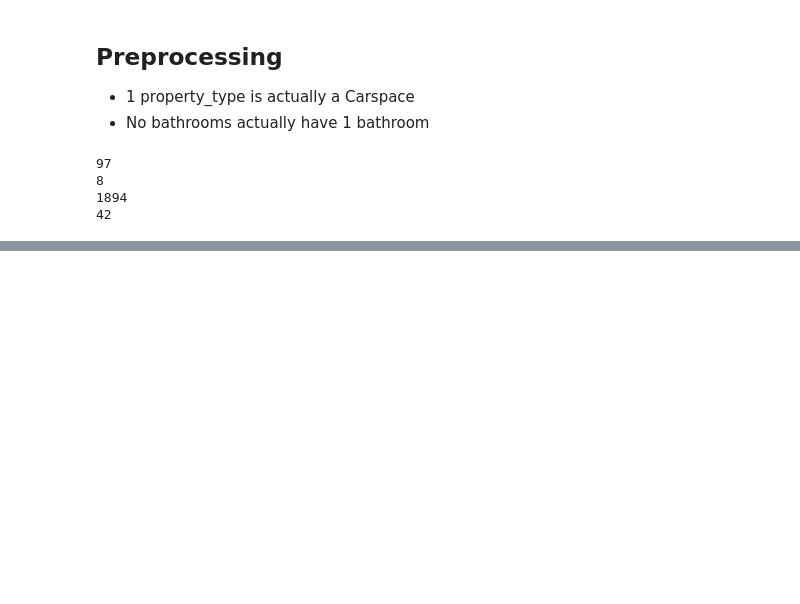
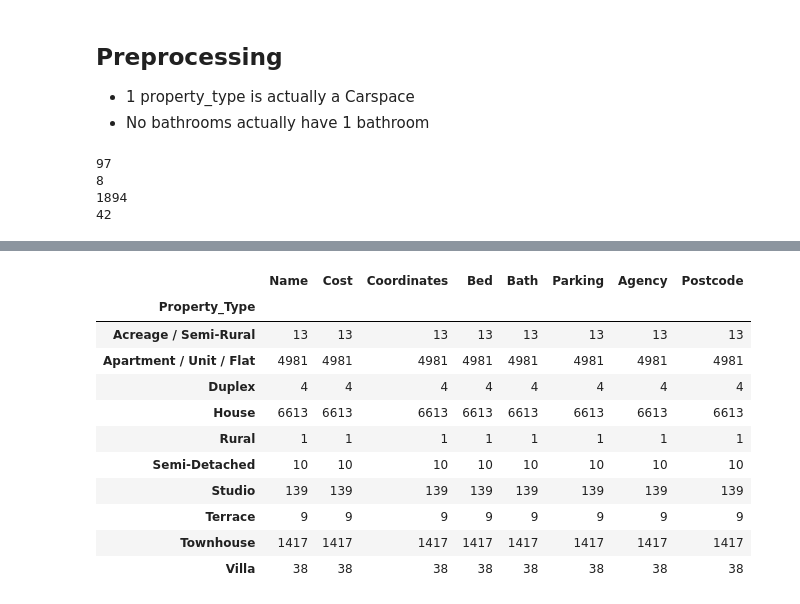
Before and after one commit to MAST30034-Applied-Data-Science/generic-real-estate-consulting-project-group-42, a Jupyter notebook: notebooks/preprocessing_properties.ipynb, the cells around one changed output, grey strips where cells are left out. Cells and saved outputs as stored; diff of their text form; code cells hidden in the pictures; blank space fills up the shorter version.

```diff
--- a/notebooks/preprocessing_properties.ipynb
+++ b/notebooks/preprocessing_properties.ipynb
@@ -66,5 +81,28 @@ Series([], Name: Cost, dtype: float64)
 # %%
 properties = properties[properties['Cost'] <= 20000]
+# %%
+# filter property types
+properties = properties[properties['Property_Type'] != 'Carspace']
+properties = properties[properties['Property_Type'] != 'Block of Units']
+
+properties = properties.replace(
+    ['Penthouse', 'New Apartments / Off the Plan'],
+    ['Apartment / Unit / Flat', 'Townhouse'])
+
+properties.groupby('Property_Type').count()
+# %% [output]
+|  | Name | Cost | Coordinates | Bed | Bath | Parking | Agency | Postcode |
+| Property_Type |  |  |  |  |  |  |  |  |
+| Acreage / Semi-Rural | 13 | 13 | 13 | 13 | 13 | 13 | 13 | 13 |
+| Apartment / Unit / Flat | 4981 | 4981 | 4981 | 4981 | 4981 | 4981 | 4981 | 4981 |
+| Duplex | 4 | 4 | 4 | 4 | 4 | 4 | 4 | 4 |
+| House | 6613 | 6613 | 6613 | 6613 | 6613 | 6613 | 6613 | 6613 |
+| Rural | 1 | 1 | 1 | 1 | 1 | 1 | 1 | 1 |
+| Semi-Detached | 10 | 10 | 10 | 10 | 10 | 10 | 10 | 10 |
+| Studio | 139 | 139 | 139 | 139 | 139 | 139 | 139 | 139 |
+| Terrace | 9 | 9 | 9 | 9 | 9 | 9 | 9 | 9 |
+| Townhouse | 1417 | 1417 | 1417 | 1417 | 1417 | 1417 | 1417 | 1417 |
+| Villa | 38 | 38 | 38 | 38 | 38 | 38 | 38 | 38 |
 # %%
 new = properties.reset_index(drop=True)
 new.to_csv('../data/curated/properties_processed.csv')
```
Also changed, not shown: parts of 2 cells of this notebook, 2 other files.
